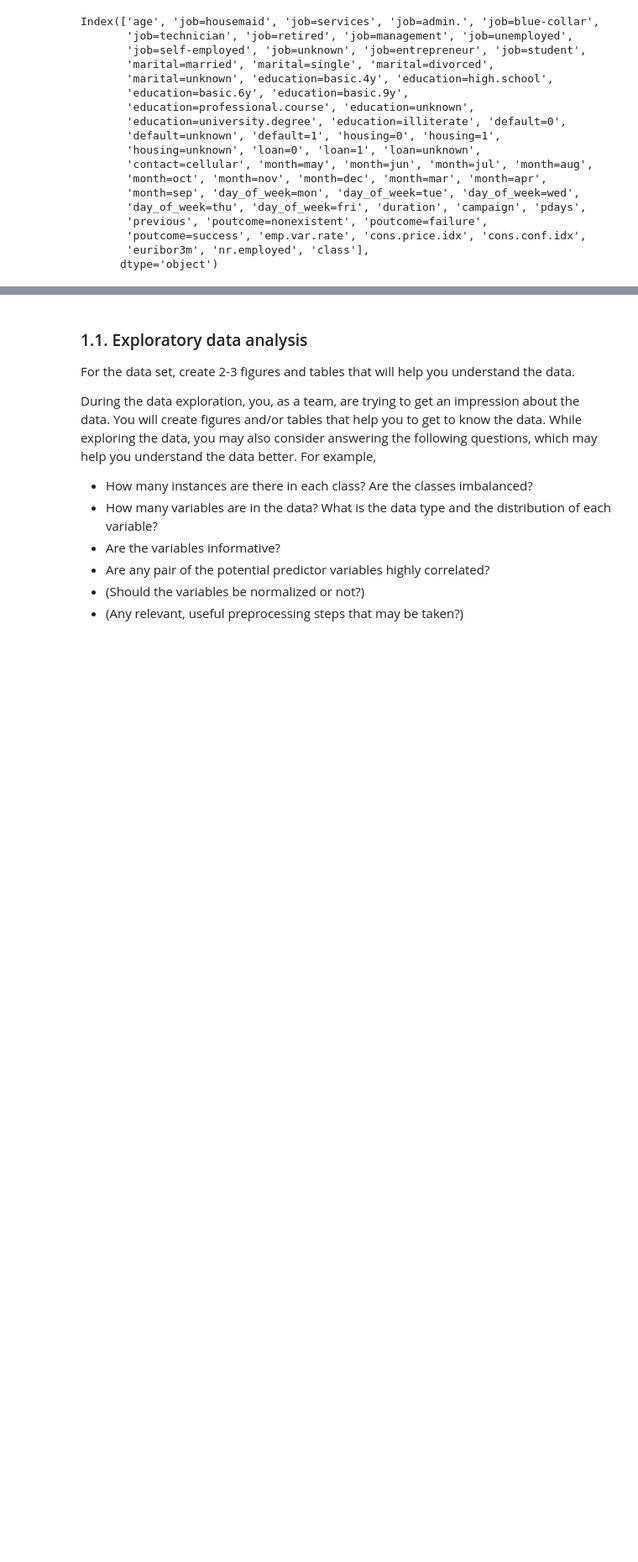
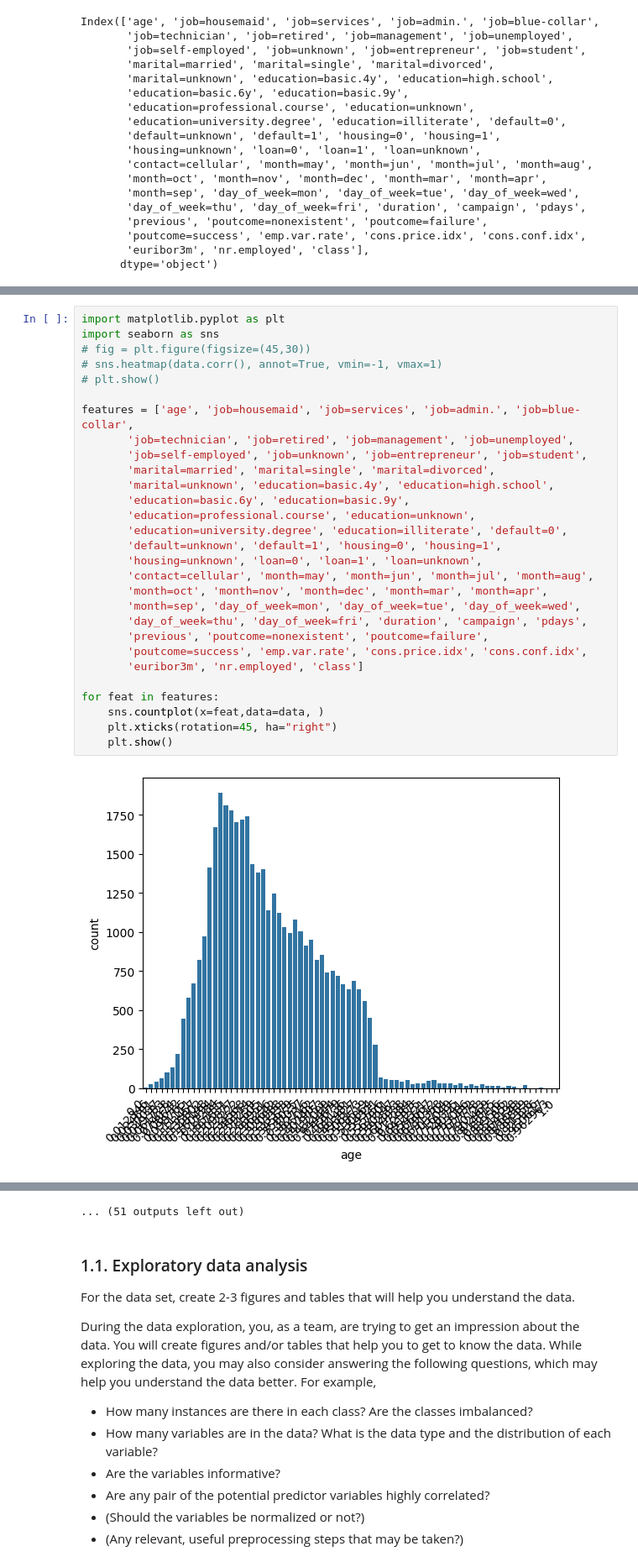
Before and after one commit to Zi-lon/Applications-of-machine-learning, a Jupyter notebook: Assignment 1/Assignment 1.ipynb, the cells around one changed output, grey strips where cells are left out. Shown at 84% size. Drawn from its saved outputs; the diff is of its cells as text; blank space fills up the shorter version.

```diff
--- a/Assignment 1/Assignment 1.ipynb
+++ b/Assignment 1/Assignment 1.ipynb
@@ -86,0 +81,31 @@ import seaborn as sns
+# %%
+import matplotlib.pyplot as plt
+import seaborn as sns
+# fig = plt.figure(figsize=(45,30))
+# sns.heatmap(data.corr(), annot=True, vmin=-1, vmax=1)
+# plt.show()
+
+features = ['age', 'job=housemaid', 'job=services', 'job=admin.', 'job=blue-collar',
+       'job=technician', 'job=retired', 'job=management', 'job=unemployed',
+       'job=self-employed', 'job=unknown', 'job=entrepreneur', 'job=student',
+       'marital=married', 'marital=single', 'marital=divorced',
+       'marital=unknown', 'education=basic.4y', 'education=high.school',
+       'education=basic.6y', 'education=basic.9y',
+       'education=professional.course', 'education=unknown',
+       'education=university.degree', 'education=illiterate', 'default=0',
+       'default=unknown', 'default=1', 'housing=0', 'housing=1',
+       'housing=unknown', 'loan=0', 'loan=1', 'loan=unknown',
+       'contact=cellular', 'month=may', 'month=jun', 'month=jul', 'month=aug',
+       'month=oct', 'month=nov', 'month=dec', 'month=mar', 'month=apr',
+       'month=sep', 'day_of_week=mon', 'day_of_week=tue', 'day_of_week=wed',
+       'day_of_week=thu', 'day_of_week=fri', 'duration', 'campaign', 'pdays',
+       'previous', 'poutcome=nonexistent', 'poutcome=failure',
+       'poutcome=success', 'emp.var.rate', 'cons.price.idx', 'cons.conf.idx',
+       'euribor3m', 'nr.employed', 'class']
+
+for feat in features:
+    sns.countplot(x=feat,data=data, )
+    plt.xticks(rotation=45, ha="right")
+    plt.show()
+# %% [output]
+[figure, added]
@@ -87,3 +123,4 @@ import seaborn as sns
+... (51 outputs left out)
 # %% [markdown]
 
 ### 1.1. Exploratory data analysis
```
Also changed, not shown: parts of 12 cells of this notebook.
